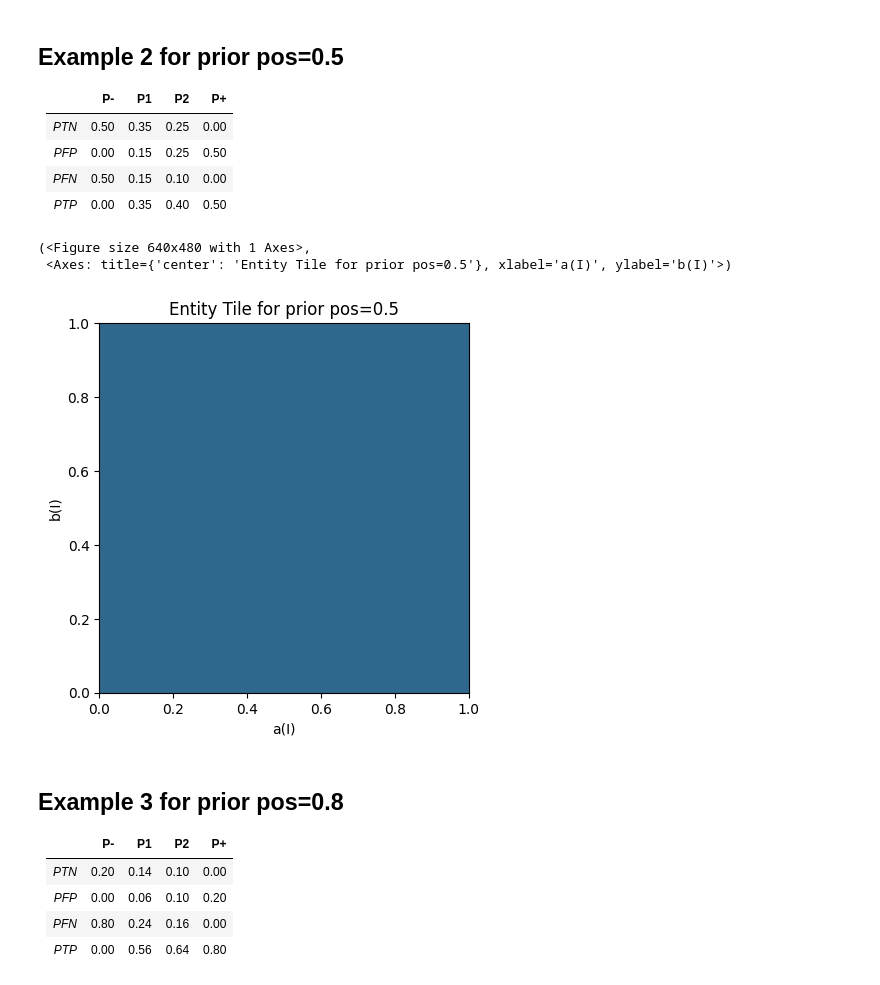
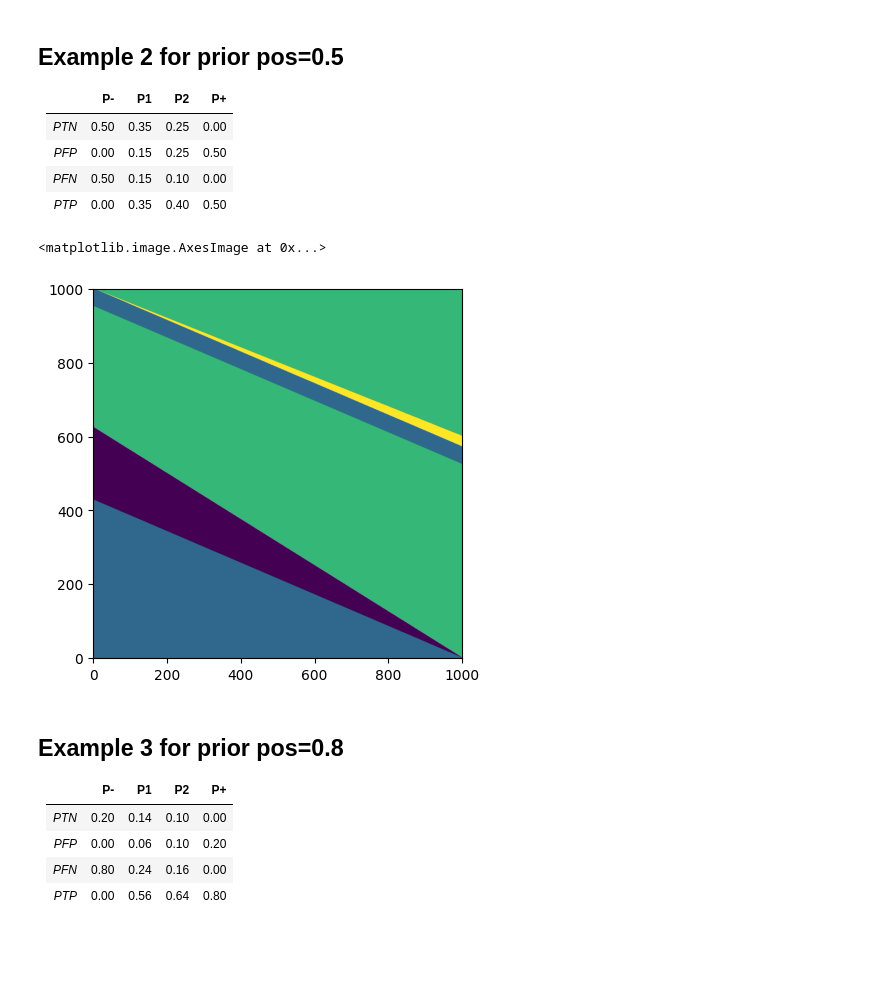
Before and after one commit to uliege-performance/sorbetto, a Jupyter notebook: examples/entity_tile_toy_examples.ipynb, the cells around one changed output. Drawn from its saved outputs; the diff is of its cells as text; code cells hidden in the pictures; blank space fills up the shorter version.

Commit message:
[IMP] adapt example on entity tiles to modifications in EntityTile and EntityFlavor

```diff
--- a/examples/entity_tile_toy_examples.ipynb
+++ b/examples/entity_tile_toy_examples.ipynb
@@ -71,21 +66,22 @@ plt.imshow(tmp, origin="lower")
 # %%
 P_minus = Entity(TwoClassClassificationPerformance(0.5, 0.0, 0.5, 0.0), name = "P-", color = cmap(0))
 P_one = Entity(TwoClassClassificationPerformance(0.35, 0.15, 0.15, 0.35), name = "P1", color = cmap(1))
 P_two = Entity(TwoClassClassificationPerformance(0.25, 0.25, 0.10, 0.40), name = "P2", color = cmap(2))
 P_plus = Entity(TwoClassClassificationPerformance(0.0, 0.5, 0.0, 0.5), name = "P+", color = cmap(3))
 
+ex2_entity_flavor = EntityFlavor(rank = 1, entity_list = list([P_minus, P_one, P_two, P_plus]))
 ex2_entity_tile = EntityTile(name = 'Entity Tile for prior pos=0.5',
-                             rank = 1,
                              parameterization = ParameterizationDefault(),
-                             flavor = EntityFlavor(),
-                             entities_list = list([P_minus, P_one, P_two, P_plus]),
+                             flavor = ex2_entity_flavor,
                              resolution = 1001)
 
-ex2_entity_tile.draw()
+#ex2_entity_tile.draw()
+
+tmp = ex2_entity_tile.compute_tile(ex2_entity_tile.sample_A, ex2_entity_tile.sample_B)
+plt.imshow(tmp, origin="lower")
 # %% [output]
-(<Figure size 640x480 with 1 Axes>,
- <Axes: title={'center': 'Entity Tile for prior pos=0.5'}, xlabel='a(I)', ylabel='b(I)'>)
+<matplotlib.image.AxesImage at 0x...>
-[figure, old version]
+[figure, new version]
 # %% [markdown]
 ## Example 3 for prior pos=0.8
 
```
Also changed, not shown: parts of 5 cells of this notebook.
